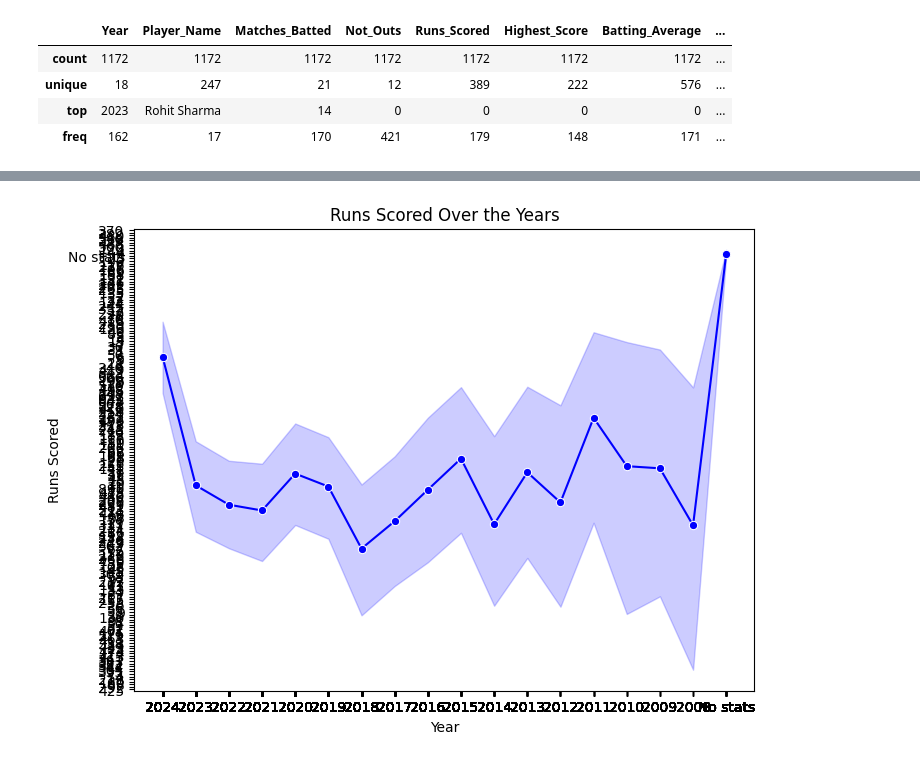
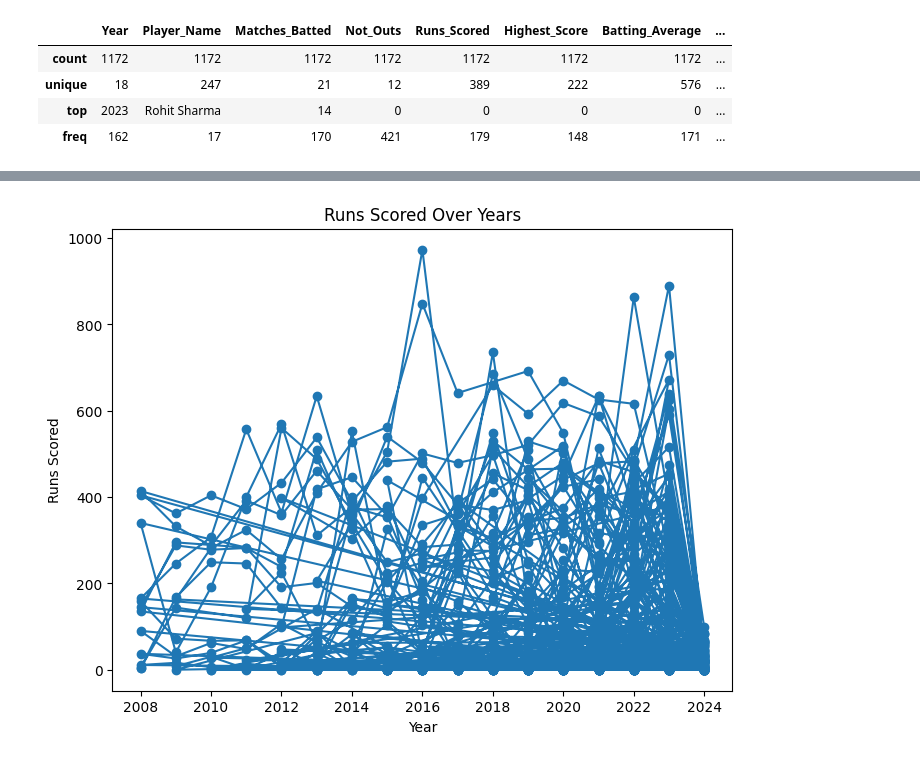
Before and after one commit to Danish12365/AI-and-Data-Science-6-Months, a Jupyter notebook: day_19/cricket_EDA.ipynb, the cells around one changed output, grey strips where cells are left out. Drawn from its saved outputs; the diff is of its cells as text; code cells hidden in the pictures.

```diff
--- a/day_19/cricket_EDA.ipynb
+++ b/day_19/cricket_EDA.ipynb
@@ -164,0 +181,6 @@ df.describe()
+# %%
+# Select columns to convert (excluding Player_Name)
+numeric_columns = [col for col in df.columns if col != 'Player_Name']
+
+# Convert columns to numeric (handling errors as needed)
+df[numeric_columns] = df[numeric_columns].apply(pd.to_numeric, errors='coerce')
@@ -242,11 +321,9 @@ plt.show()
 # %%
-# Line plot: Runs_Scored over the years
 plt.figure(figsize=(8, 6))
-sns.lineplot(data=df, x='Year', y='Runs_Scored', marker='o', color='blue')
-plt.title('Runs Scored Over the Years')
+plt.plot(df['Year'], df['Runs_Scored'], marker='o', linestyle='-')
 plt.xlabel('Year')
 plt.ylabel('Runs Scored')
-plt.xticks(df['Year'])  # Ensure all years are displayed
+plt.title('Runs Scored Over Years')
 plt.show()
 # %% [output]
-[figure, old version]
+[figure, new version]
```
Also changed, not shown: parts of 21 cells of this notebook, 4 other files.
